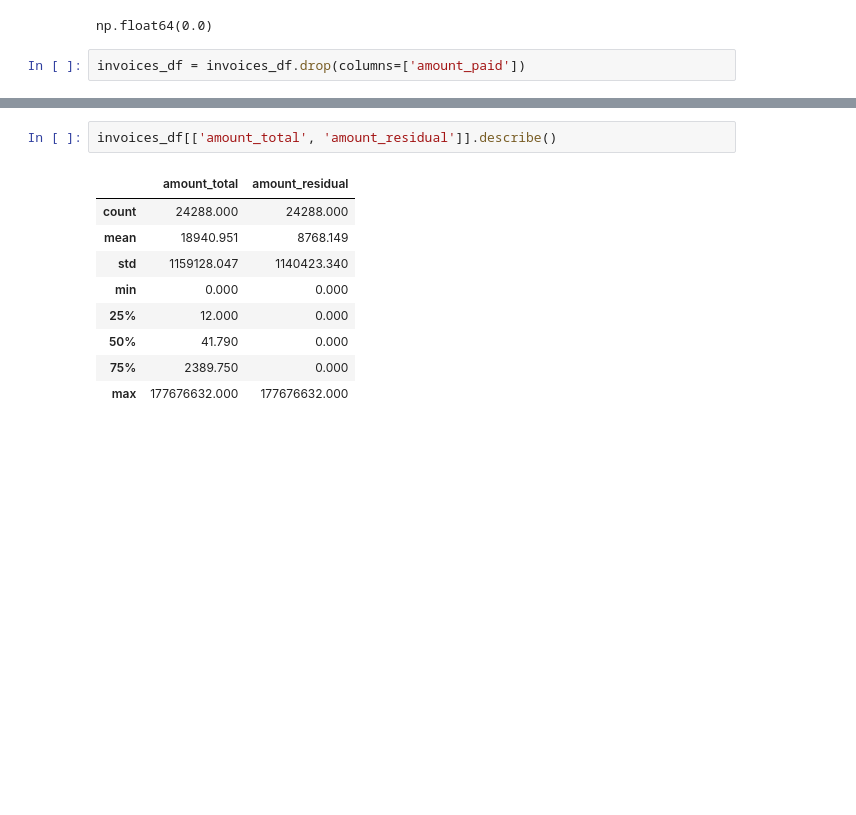
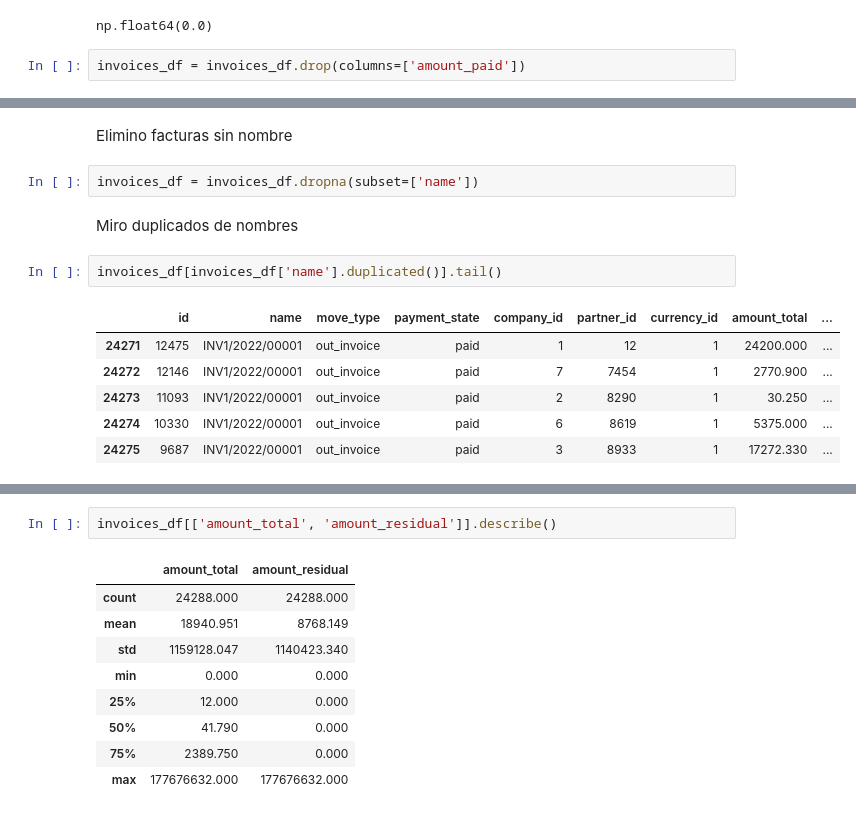
Before and after one commit to isma-fernandez/ai-agent-invoice-payment-prediction-b2b, a Jupyter notebook: exploratory.ipynb, the cells around one changed output, grey strips where cells are left out. Drawn from its saved outputs; the diff is of its cells as text; blank space fills up the shorter version.

```diff
--- a/exploratory.ipynb
+++ b/exploratory.ipynb
@@ -323,0 +408,15 @@ invoices_df = invoices_df.drop(columns=['amount_paid'])
+# %% [markdown]
+Elimino facturas sin nombre
+# %%
+invoices_df = invoices_df.dropna(subset=['name'])
+# %% [markdown]
+Miro duplicados de nombres
+# %%
+invoices_df[invoices_df['name'].duplicated()].tail()
+# %% [output]
+|  | id | name | move_type | payment_state | company_id | partner_id | currency_id | amount_total | ... |
+| 24271 | 12475 | INV1/2022/00001 | out_invoice | paid | 1 | 12 | 1 | 24200.000 | ... |
+| 24272 | 12146 | INV1/2022/00001 | out_invoice | paid | 7 | 7454 | 1 | 2770.900 | ... |
+| 24273 | 11093 | INV1/2022/00001 | out_invoice | paid | 2 | 8290 | 1 | 30.250 | ... |
+| 24274 | 10330 | INV1/2022/00001 | out_invoice | paid | 6 | 8619 | 1 | 5375.000 | ... |
+| 24275 | 9687 | INV1/2022/00001 | out_invoice | paid | 3 | 8933 | 1 | 17272.330 | ... |
```
Also changed, not shown: parts of 52 cells of this notebook, 2 other files.
